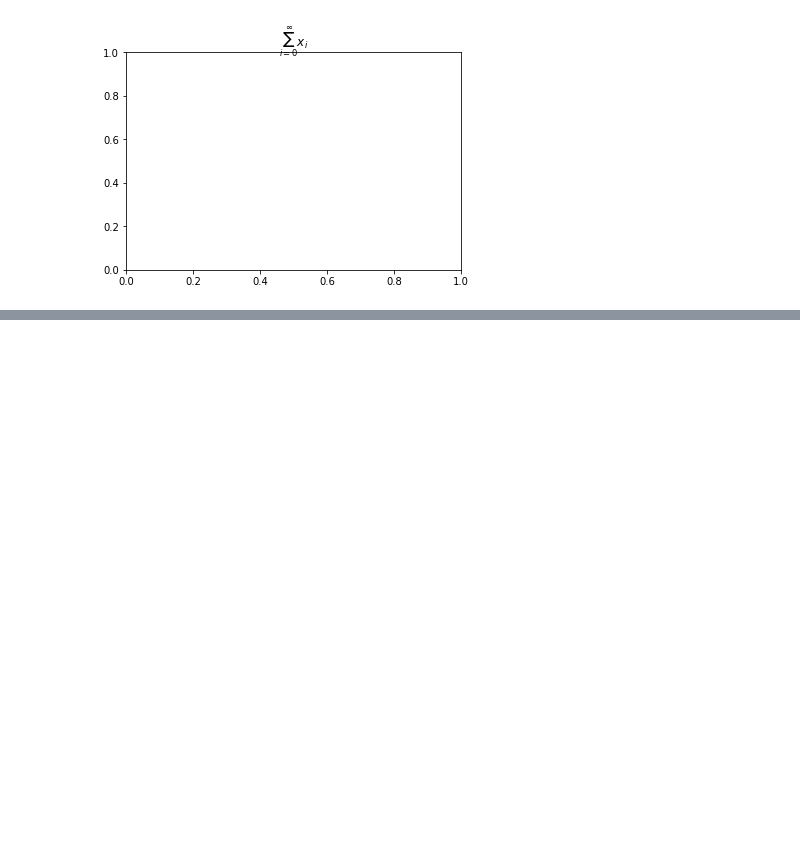
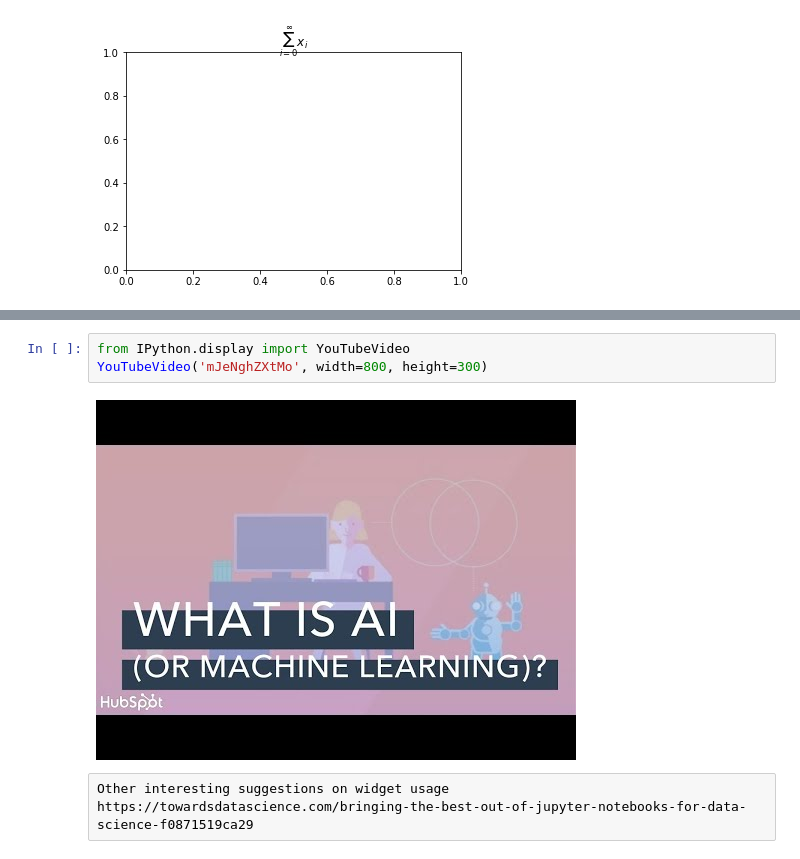
Before and after one commit to Licho59/job_data_visualize, a Jupyter notebook: Jupyter/jupyter_notebook_tricks.ipynb, the cells around one changed output, grey strips where cells are left out. Saved outputs shown, nothing was run; the diff lists cells and outputs as text; blank space fills up the shorter version.

```diff
--- a/Jupyter/jupyter_notebook_tricks.ipynb
+++ b/Jupyter/jupyter_notebook_tricks.ipynb
@@ -230,0 +244,8 @@ Text(0.5,1,'$\\sum_{i=0}^\\infty x_i$')
+# %%
+from IPython.display import YouTubeVideo
+YouTubeVideo('mJeNghZXtMo', width=800, height=300)
+# %% [output]
+[figure, added]
+# %% [raw]
+Other interesting suggestions on widget usage
+https://towardsdatascience.com/bringing-the-best-out-of-jupyter-notebooks-for-data-science-f0871519ca29
```
Also changed, not shown: parts of 3 cells of this notebook, 34 other files.
